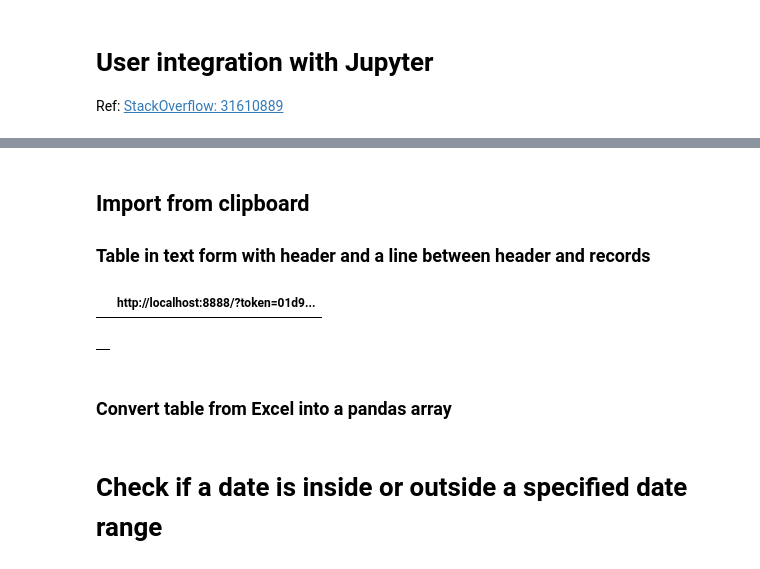
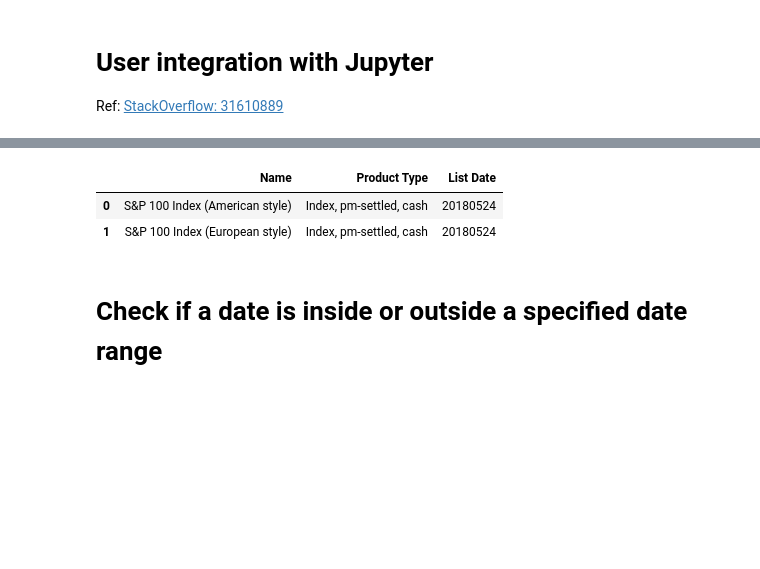
Before and after one commit to reservoirinvest/lab, a Jupyter notebook: reference_scripts.ipynb, the cells around one changed output, grey strips where cells are left out. Cells and saved outputs as stored; diff of their text form; code cells hidden in the pictures; blank space fills up the shorter version.

```diff
--- a/reference_scripts.ipynb
+++ b/reference_scripts.ipynb
@@ -334,18 +354,0 @@ the_dict
-# %% [markdown]
-## Import from clipboard
-
-### Table in text form with header and a line between header and records
-# %%
-import pandas as pd
-
-df = pd.read_clipboard()   # .drop(0) for dropping the line between header and records is dropped.
-df
-# %% [output]
-|  | http://localhost:8888/?token=01d9... |
-# %%
-df1 = pd.DataFrame(df.to_dict('records'))
-df1
-# %% [output]
-|  |
-# %% [markdown]
-### Convert table from Excel into a pandas array
@@ -358,3 +355,10 @@ df = pd.read_clipboard()
+# %%
+# The clipboard from Excel has the following:
+pd.read_clipboard()
+# %% [output]
+|  | Name | Product Type | List Date |
+| 0 | S&P 100 Index (American style) | Index, pm-settled, cash | 20180524 |
+| 1 | S&P 100 Index (European style) | Index, pm-settled, cash | 20180524 |
 # %% [markdown]
 # Check if a date is inside or outside a specified date range
 # %%
```
Also changed, not shown: parts of 6 cells of this notebook.
